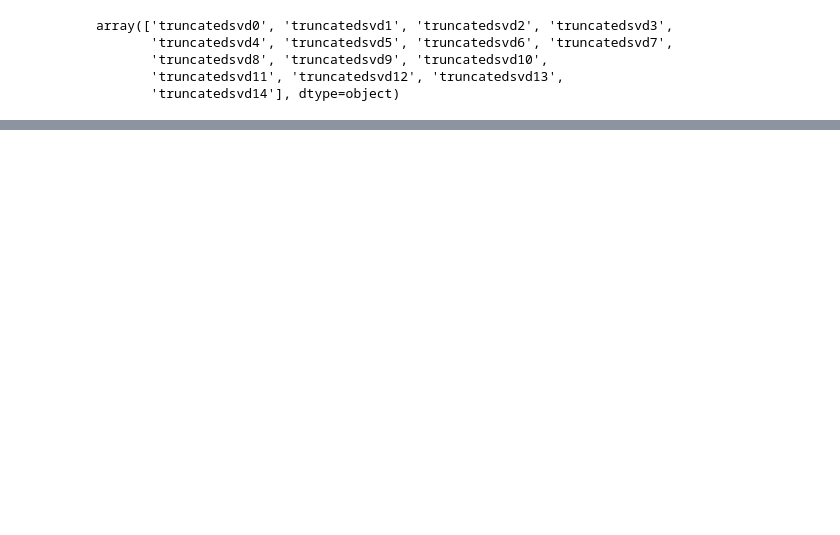
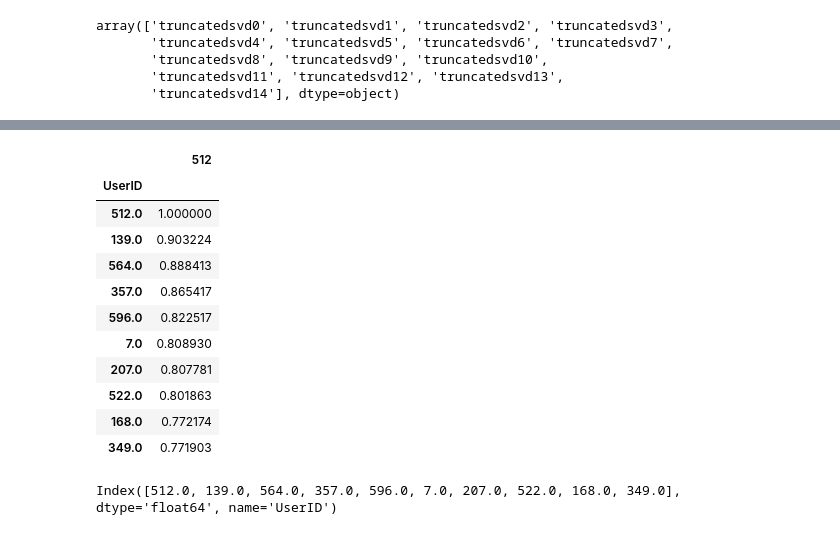
Before and after one commit to Shubhi-Varshney/data_bpm, a Jupyter notebook: notebooks/yulia_metadata_processing.ipynb, the cells around one changed output, grey strips where cells are left out. Drawn from its saved outputs; the diff is of its cells as text; code cells hidden in the pictures; blank space fills up the shorter version.

```diff
--- a/notebooks/yulia_metadata_processing.ipynb
+++ b/notebooks/yulia_metadata_processing.ipynb
@@ -296,0 +367,20 @@ pd.DataFrame(latent_df)
+# %%
+recommendation_df.sort_values(by = 512, ascending=False, inplace=True)
+recommendation_df.head(10)
+# %% [output]
+|  | 512 |
+| UserID |  |
+| 512.0 | 1.000000 |
+| 139.0 | 0.903224 |
+| 564.0 | 0.888413 |
+| 357.0 | 0.865417 |
+| 596.0 | 0.822517 |
+| 7.0 | 0.808930 |
+| 207.0 | 0.807781 |
+| 522.0 | 0.801863 |
+| 168.0 | 0.772174 |
+| 349.0 | 0.771903 |
+# %%
+recommendation_df.head(10).index
+# %% [output]
+Index([512.0, 139.0, 564.0, 357.0, 596.0, 7.0, 207.0, 522.0, 168.0, 349.0], dtype='float64', name='UserID')
```
Also changed, not shown: parts of 41 cells of this notebook, 5 other files.
